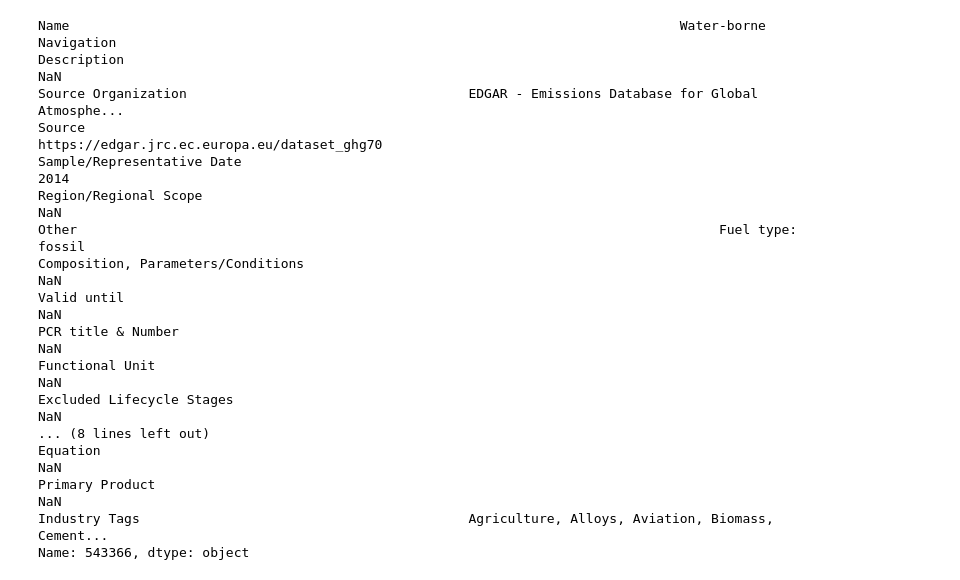
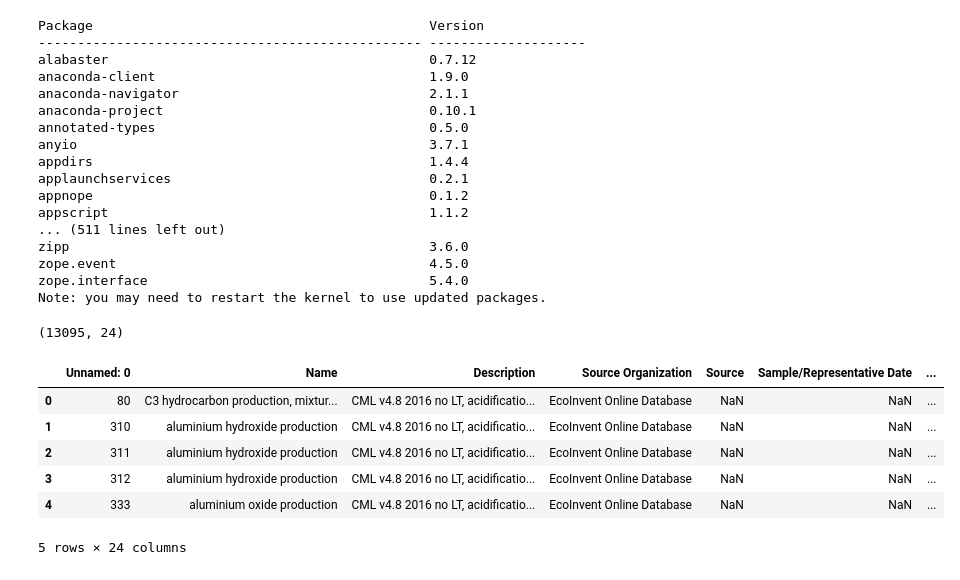
Before and after one commit to dudenas/DATACHECKER, a Jupyter notebook: IPCC_test.ipynb, the cells around one changed output. Cells and saved outputs as stored; diff of their text form; code cells hidden in the pictures.

```diff
--- a/IPCC_test.ipynb
+++ b/IPCC_test.ipynb
@@ -25,8 +25,29 @@ warnings.filterwarnings("ignore", 'This pattern has match groups')
 warnings.filterwarnings("ignore", 'This pattern is interpreted as a regular expression, and has match groups')
 
 # Add complete filepath here.
-filepath = "/Users/kazkas/Downloads/IPCCEDGAR_EF_MVP02_20240604.csv"
+# filepath = "/Users/kazkas/Downloads/IPCCEDGAR_EF_MVP02_20240604.csv"
+filepath = "/Users/kazkas/Desktop/T_CIRCA-Desktop/2024/CODE/DATACHECKER/EcoInvent_MVP02_20240605/FORMATTING/Report-Formatting-1-Output_1-EcoInvent_MVP02_20240605-20240606.csv"
 filename = Path(filepath).stem
+# %%
+pip list
+# %% [output]
+Package                                           Version
+------------------------------------------------- --------------------
+alabaster                                         0.7.12
+anaconda-client                                   1.9.0
+anaconda-navigator                                2.1.1
+anaconda-project                                  0.10.1
+annotated-types                                   0.5.0
+anyio                                             3.7.1
+appdirs                                           1.4.4
+applaunchservices                                 0.2.1
+appnope                                           0.1.2
+appscript                                         1.1.2
+... (511 lines left out)
+zipp                                              3.6.0
+zope.event                                        4.5.0
+zope.interface                                    5.4.0
+Note: you may need to restart the kernel to use updated packages.
 # %%
 # Open the JSON file and load columns into variables
 with open("columns.json", 'r') as json_file:
@@ -41,23 +62,17 @@ with open("columns.json", 'r') as json_file:
 df = pd.read_csv(filepath, engine="python", encoding='utf-8', on_bad_lines='skip')
 # df = pd.read_csv(filepath, engine="python", encoding='utf-8', quoting=csv.QUOTE_NONE)
 # df = pd.read_csv(filepath, sep='delimiter', header=None)
-# %%
-df.iloc[543366]
-# %% [output]
-Name                                                                              Water-borne Navigation
-Description                                                                                          NaN
-Source Organization                                    EDGAR - Emissions Database for Global Atmosphe...
-Source                                                      https://edgar.jrc.ec.europa.eu/dataset_ghg70
-Sample/Representative Date                                                                          2014
-Region/Regional Scope                                                                                NaN
-Other                                                                                  Fuel type: fossil
-Composition, Parameters/Conditions                                                                   NaN
-Valid until                                                                                          NaN
-PCR title & Number                                                                                   NaN
-Functional Unit                                                                                      NaN
-Excluded Lifecycle Stages                                                                            NaN
-... (8 lines left out)
-Equation                                                                                             NaN
-Primary Product                                                                                      NaN
-Industry Tags                                          Agriculture, Alloys, Aviation, Biomass, Cement...
-Name: 543366, dtype: object
+# %%
+df.shape
+# %% [output]
+(13095, 24)
+# %%
+df.head()
+# %% [output]
+|  | Unnamed: 0 | Name | Description | Source Organization | Source | Sample/Representative Date | ... |
+| 0 | 80 | C3 hydrocarbon production, mixtur... | CML v4.8 2016 no LT, acidificatio... | EcoInvent Online Database | NaN | NaN | ... |
+| 1 | 310 | aluminium hydroxide production | CML v4.8 2016 no LT, acidificatio... | EcoInvent Online Database | NaN | NaN | ... |
+| 2 | 311 | aluminium hydroxide production | CML v4.8 2016 no LT, acidificatio... | EcoInvent Online Database | NaN | NaN | ... |
+| 3 | 312 | aluminium hydroxide production | CML v4.8 2016 no LT, acidificatio... | EcoInvent Online Database | NaN | NaN | ... |
+| 4 | 333 | aluminium oxide production | CML v4.8 2016 no LT, acidificatio... | EcoInvent Online Database | NaN | NaN | ... |
+5 rows × 24 columns
```
Also changed, not shown: parts of 5 cells of this notebook, 1 other file.
